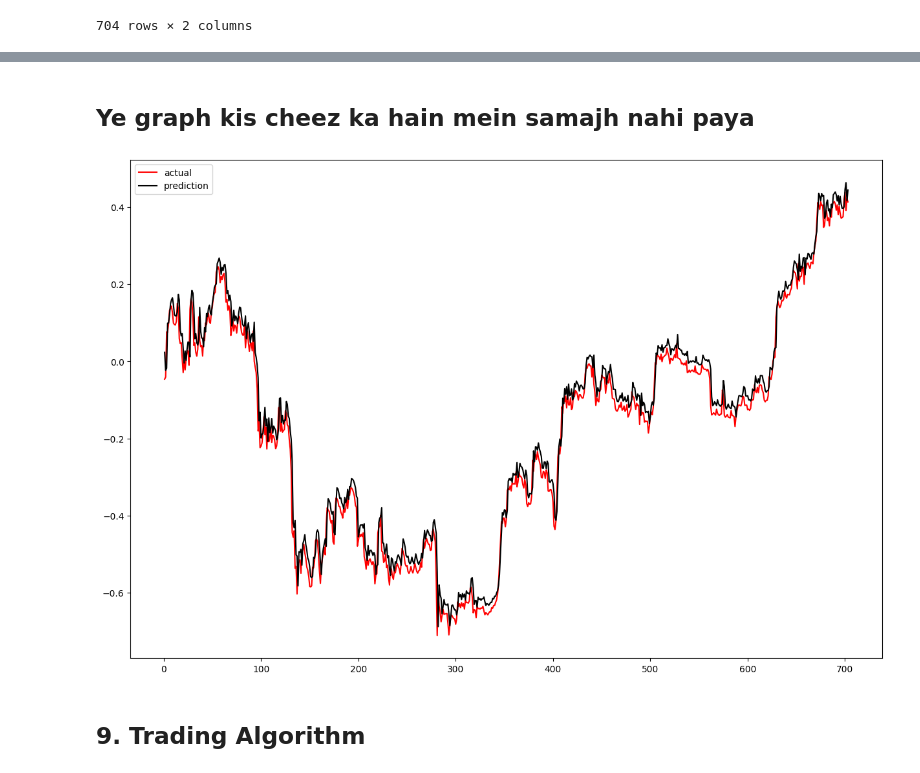
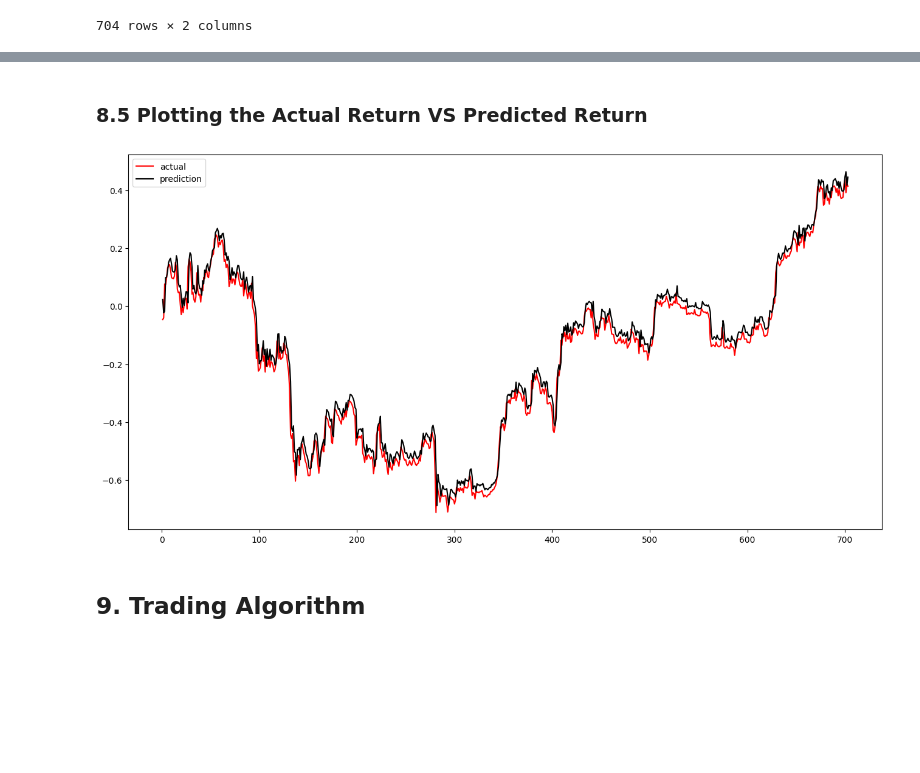
Before and after one commit to AvaterClasher/crypto, a Jupyter notebook: arima.ipynb, the cells around one changed output, grey strips where cells are left out. Saved outputs shown, nothing was run; the diff lists cells and outputs as text; code cells hidden in the pictures; blank space fills up the shorter version.

```diff
--- a/arima.ipynb
+++ b/arima.ipynb
@@ -829,16 +835,17 @@ return_df
 | 702 | 0.031081 | -0.047043 | 44179.921875 | 42867.487560 | 0.422379 | 0.416408 |
 | 703 | -0.009000 | 0.028087 | 43782.308594 | 44071.521795 | 0.413379 | 0.444495 |
 704 rows × 6 columns
-# %% [markdown]
-## Ye graph kis cheez ka hain mein samajh nahi paya
+# %% [markdown]
+### 8.5 Plotting the Actual Return VS Predicted Return
 # %%
-plt.figure(figsize = (15,10))
+# Plotting the Actual Return VS Predicted Return
+plt.figure(figsize = (16,8))
 plt.plot(return_df['actual_return'] , label = 'actual', color = 'red')
 plt.plot(return_df['strat_return'], label = 'prediction', color = 'black')
 plt.legend()
 plt.show()
 # %% [output]
-[figure, old version]
+[figure, new version]
 # %%
 prediction_close = return_df['prediction_close']
 actual_close = return_df['actual_close']
```
Also changed, not shown: parts of 24 cells of this notebook.
